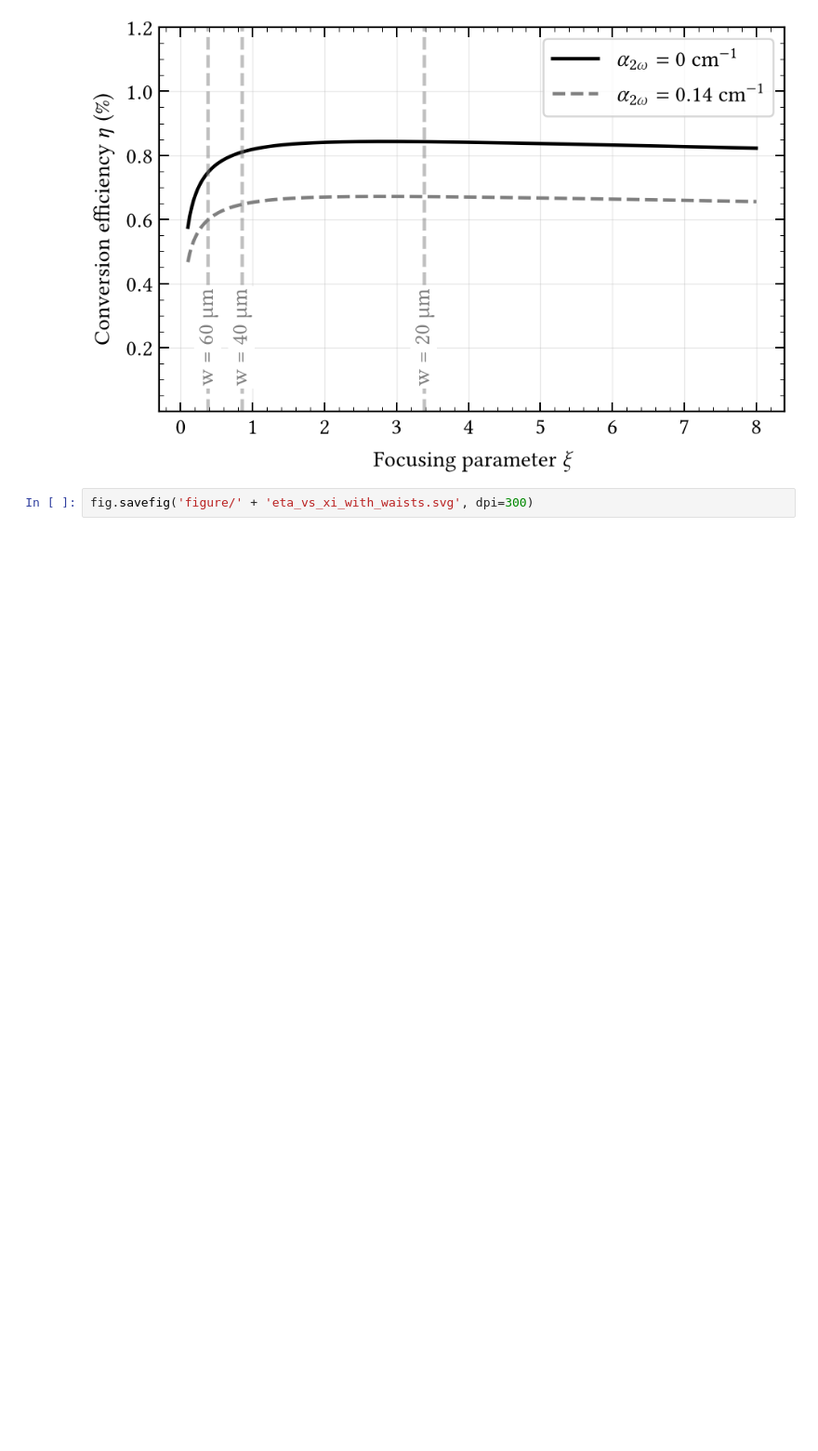
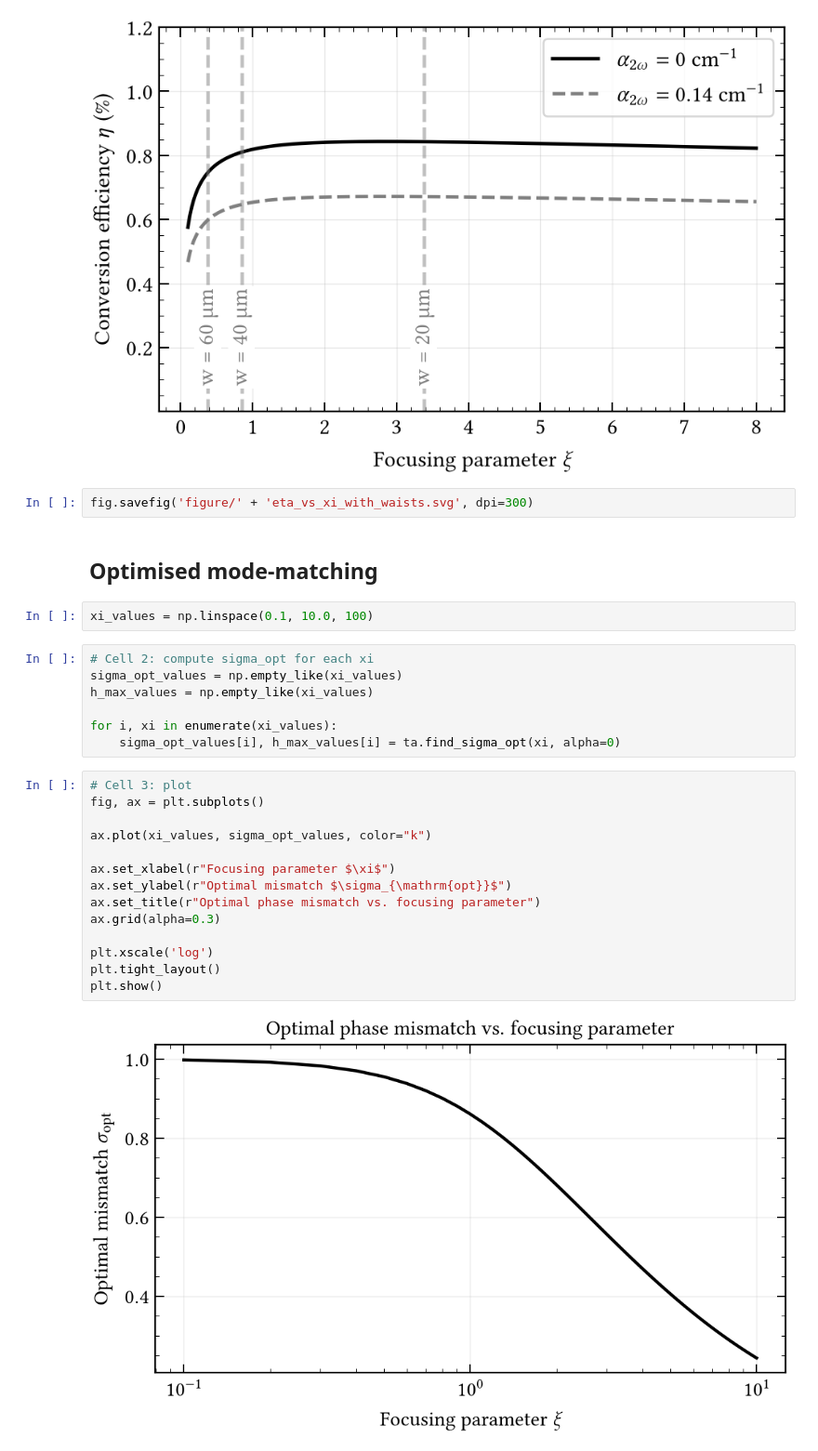
Before and after one commit to eq15t-panda/PANDASimulation, a Jupyter notebook: nlo/nlo.ipynb, the cells around one changed output. Shown at 93% size. Saved outputs shown, nothing was run; the diff lists cells and outputs as text; blank space fills up the shorter version.

Commit message:
Added optimised mismatching parameter and its plot

```diff
--- a/nlo/nlo.ipynb
+++ b/nlo/nlo.ipynb
@@ -194,3 +194,30 @@ plt.show()
 [figure]
 # %%
 fig.savefig('figure/' + 'eta_vs_xi_with_waists.svg', dpi=300)
+# %% [markdown]
+## Optimised mode-matching
+# %%
+xi_values = np.linspace(0.1, 10.0, 100)
+# %%
+# Cell 2: compute sigma_opt for each xi
+sigma_opt_values = np.empty_like(xi_values)
+h_max_values = np.empty_like(xi_values)
+
+for i, xi in enumerate(xi_values):
+    sigma_opt_values[i], h_max_values[i] = ta.find_sigma_opt(xi, alpha=0)
+# %%
+# Cell 3: plot
+fig, ax = plt.subplots()
+
+ax.plot(xi_values, sigma_opt_values, color="k")
+
+ax.set_xlabel(r"Focusing parameter $\xi$")
+ax.set_ylabel(r"Optimal mismatch $\sigma_{\mathrm{opt}}$")
+ax.set_title(r"Optimal phase mismatch vs. focusing parameter")
+ax.grid(alpha=0.3)
+
+plt.xscale('log')
+plt.tight_layout()
+plt.show()
+# %% [output]
+[figure, added]
```
